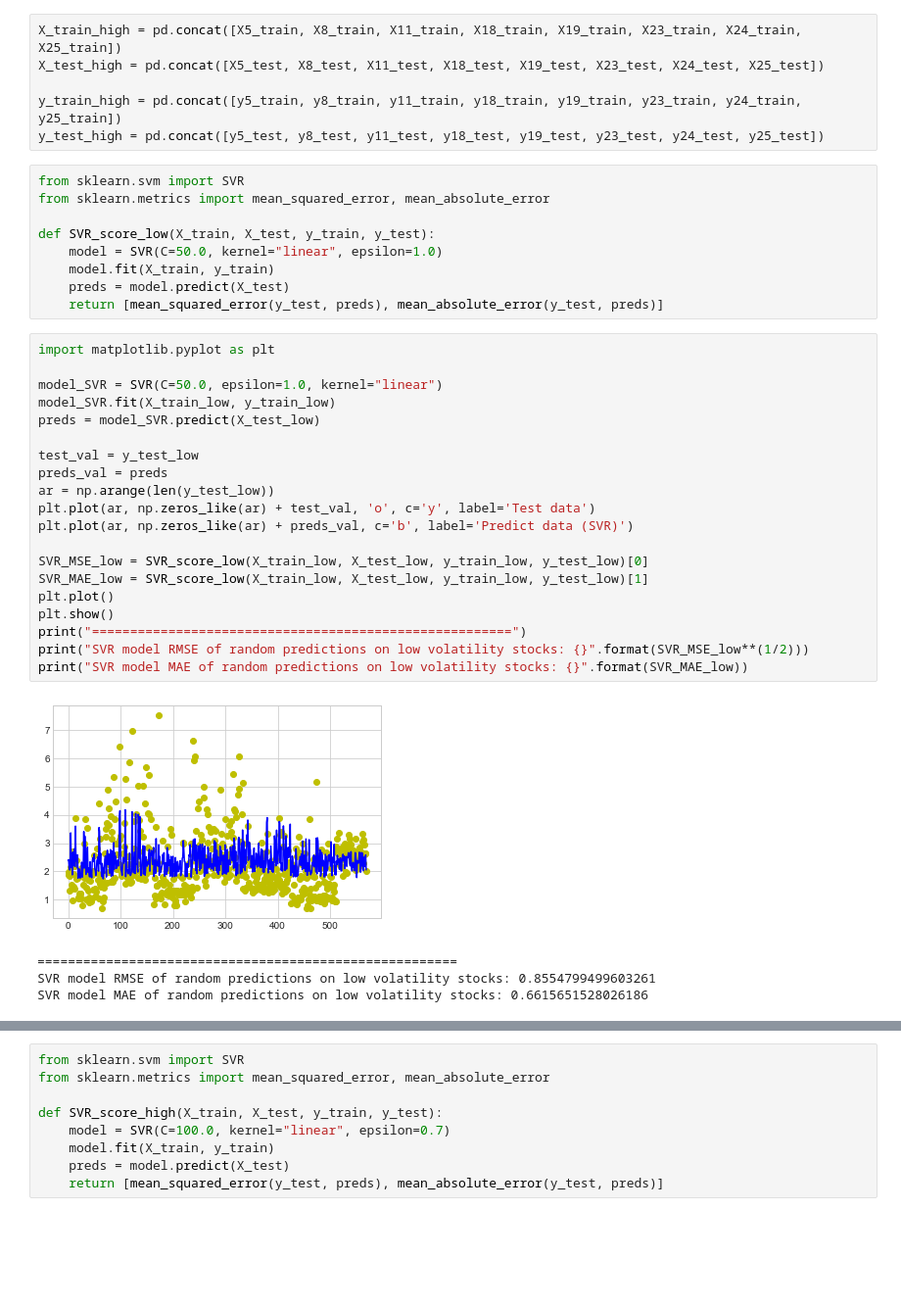
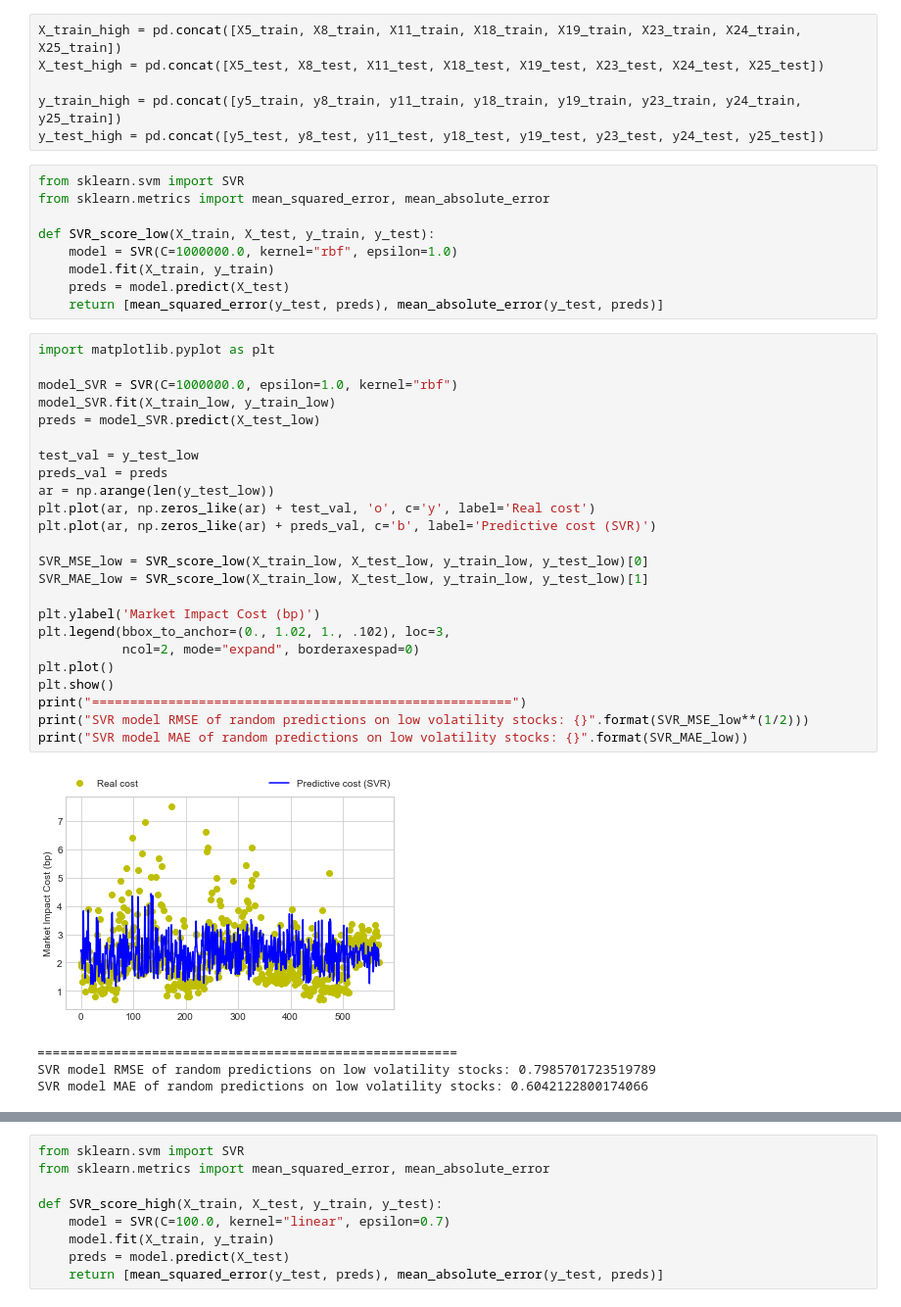
Before and after one commit to peemcwp/market_impact_prediction, a Jupyter notebook: Senior_Project_Modeling.ipynb, the cells around one changed output, grey strips where cells are left out. Shown at 98% size. Drawn from its saved outputs; the diff is of its cells as text; blank space fills up the shorter version.

Commit message:
new plot

```diff
--- a/Senior_Project_Modeling.ipynb
+++ b/Senior_Project_Modeling.ipynb
@@ -283,35 +304,39 @@ from sklearn.svm import SVR
 from sklearn.metrics import mean_squared_error, mean_absolute_error
 
 def SVR_score_low(X_train, X_test, y_train, y_test):
-    model = SVR(C=50.0, kernel="linear", epsilon=1.0)
+    model = SVR(C=1000000.0, kernel="rbf", epsilon=1.0)
     model.fit(X_train, y_train)
     preds = model.predict(X_test)
     return [mean_squared_error(y_test, preds), mean_absolute_error(y_test, preds)]
 # %%
 import matplotlib.pyplot as plt
 
-model_SVR = SVR(C=50.0, epsilon=1.0, kernel="linear")
+model_SVR = SVR(C=1000000.0, epsilon=1.0, kernel="rbf")
 model_SVR.fit(X_train_low, y_train_low)
 preds = model_SVR.predict(X_test_low)
 
 test_val = y_test_low
 preds_val = preds
 ar = np.arange(len(y_test_low))
-plt.plot(ar, np.zeros_like(ar) + test_val, 'o', c='y', label='Test data')
-plt.plot(ar, np.zeros_like(ar) + preds_val, c='b', label='Predict data (SVR)')
+plt.plot(ar, np.zeros_like(ar) + test_val, 'o', c='y', label='Real cost')
+plt.plot(ar, np.zeros_like(ar) + preds_val, c='b', label='Predictive cost (SVR)')
 
 SVR_MSE_low = SVR_score_low(X_train_low, X_test_low, y_train_low, y_test_low)[0]
 SVR_MAE_low = SVR_score_low(X_train_low, X_test_low, y_train_low, y_test_low)[1]
+
+plt.ylabel('Market Impact Cost (bp)')
+plt.legend(bbox_to_anchor=(0., 1.02, 1., .102), loc=3,
+           ncol=2, mode="expand", borderaxespad=0)
 plt.plot()
 plt.show()
 print("=======================================================")
 print("SVR model RMSE of random predictions on low volatility stocks: {}".format(SVR_MSE_low**(1/2)))
 print("SVR model MAE of random predictions on low volatility stocks: {}".format(SVR_MAE_low))
 # %% [output]
-[figure, old version]
+[figure, new version]
 =======================================================
-SVR model RMSE of random predictions on low volatility stocks: 0.8554799499603261
-SVR model MAE of random predictions on low volatility stocks: 0.6615651528026186
+SVR model RMSE of random predictions on low volatility stocks: 0.7985701723519789
+SVR model MAE of random predictions on low volatility stocks: 0.6042122800174066
 # %%
 from sklearn.svm import SVR
 from sklearn.metrics import mean_squared_error, mean_absolute_error
```
Also changed, not shown: parts of 36 cells of this notebook, 2 other files.
